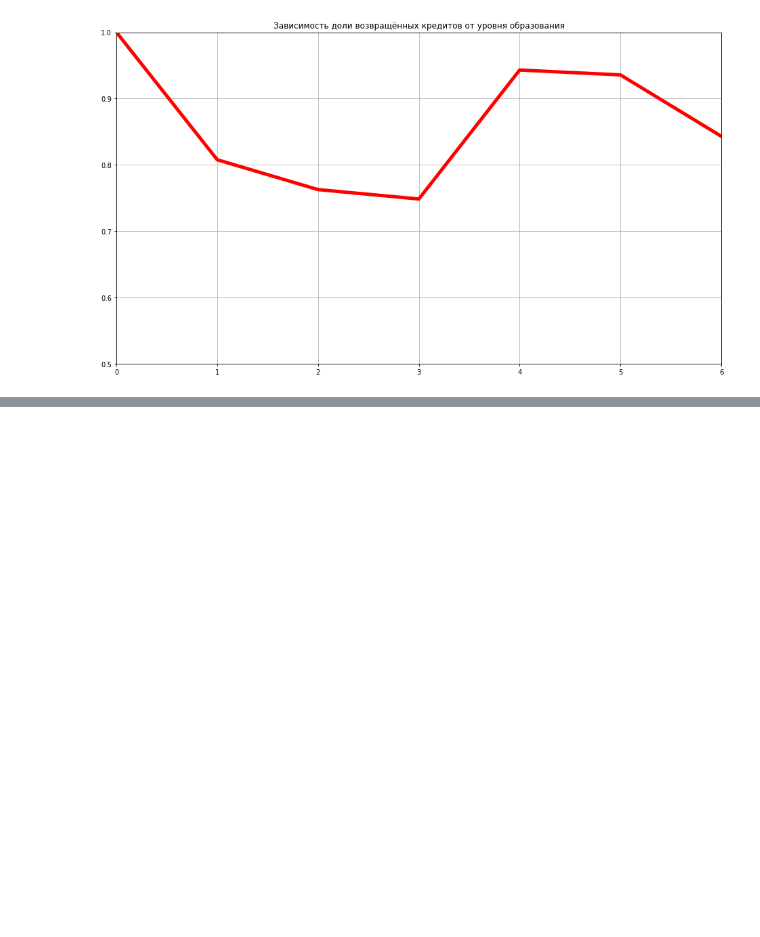
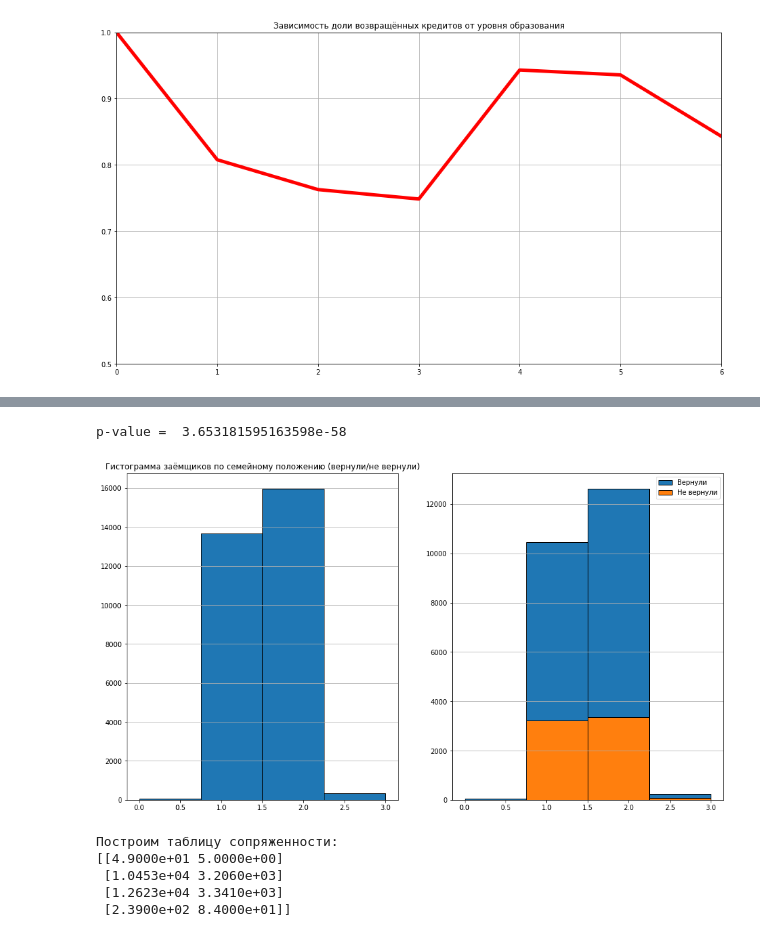
Before and after one commit to RBVV23/Coursera, a Jupyter notebook: Построение выводов по данным/Week_4/Task_1/task_1.ipynb, the cells around one changed output, grey strips where cells are left out. Cells and saved outputs as stored; diff of their text form; code cells hidden in the pictures; blank space fills up the shorter version.

```diff
--- a/Построение выводов по данным/Week_4/Task_1/task_1.ipynb
+++ b/Построение выводов по данным/Week_4/Task_1/task_1.ipynb
@@ -247,0 +311,50 @@ plt.show()
+# %%
+# используем критерий Пирснона (кси-квадрат), чтобы сделать вывод о нормальности распределения доли возвращаемых кредитов от уровня образования
+
+res = stats.chisquare(f_obs=proportions_obs, f_exp=proportions_exp, ddof=1)
+print('p-value = ', res[1])
+
+# уровень значимости значительно ниже порога, значит нулевая гипотеза отвергается, вероятность возврата кредита зависит от образования
+
+# результат статистически значим, так как наблюдаемы вероятности возврата внутри групп, разделённых по уровню образования отличаются значительно
+# %% [output]
+p-value =  3.653181595163598e-58
+# %%
+# 4) влияние семейного положение на возврат/не возврат кредита
+
+plt.figure(figsize=(16,9))
+subplot(121)
+plt.title('Гистограмма заёмщиков по семейному положению')
+plt.hist(data.MARRIAGE, bins=4, edgecolor='k')
+plt.grid(axis='y')
+
+plt.title('Гистограмма заёмщиков по семейному положению (вернули/не вернули)')
+plt.subplot(122)
+plt.hist(data.MARRIAGE[data.default == 0], bins=4, label='Вернули', edgecolor='k')
+plt.hist(data.MARRIAGE[data.default == 1], bins=4, label='Не вернули', edgecolor='k')
+plt.grid(axis='y')
+plt.legend()
+plt.show()
+
+# ожидаемо, большинство людей женаты/замужем или холосты.
+# почти одинаковое количество (абсолютное) невозвратов среди женатых/замужних и холостых, при этом последних заметно больше
+# %% [output]
+[figure, added]
+# %%
+# для нахождения взаимосвязи между категориальными признаками воспользуемся коэффициентом V Крамера
+
+table = np.zeros((data.MARRIAGE.value_counts().shape[0], data.default.value_counts().shape[0]))
+
+for x in range(data.default.value_counts().shape[0]):
+    for y in range(data.MARRIAGE.value_counts().shape[0]):
+        control = data[(data.default == x) & (data.MARRIAGE == y)]
+        table[y,x] = control.shape[0]
+
+print('Построим таблицу сопряженности:')
+print(table)
+# %% [output]
+Построим таблицу сопряженности:
+[[4.9000e+01 5.0000e+00]
+ [1.0453e+04 3.2060e+03]
+ [1.2623e+04 3.3410e+03]
+ [2.3900e+02 8.4000e+01]]
```
Also changed, not shown: parts of 9 cells of this notebook.
